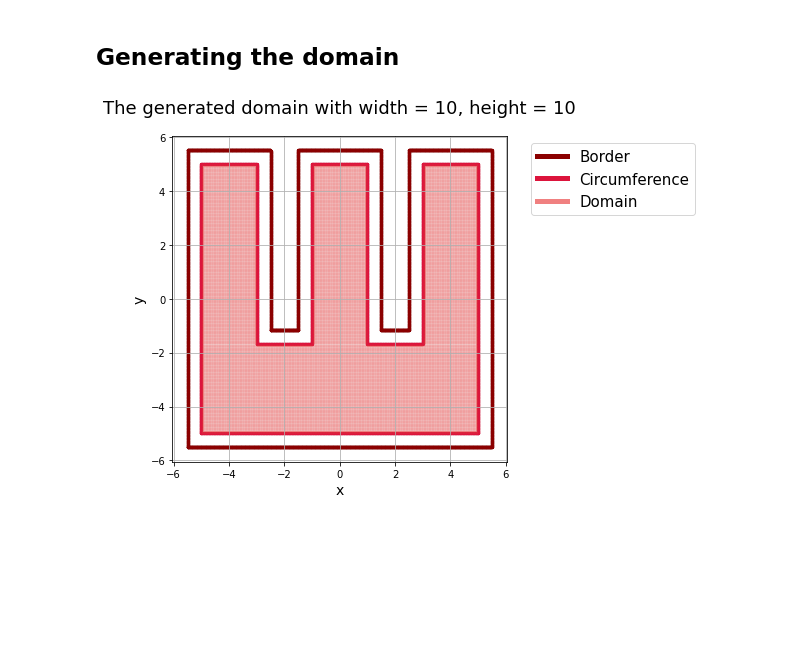
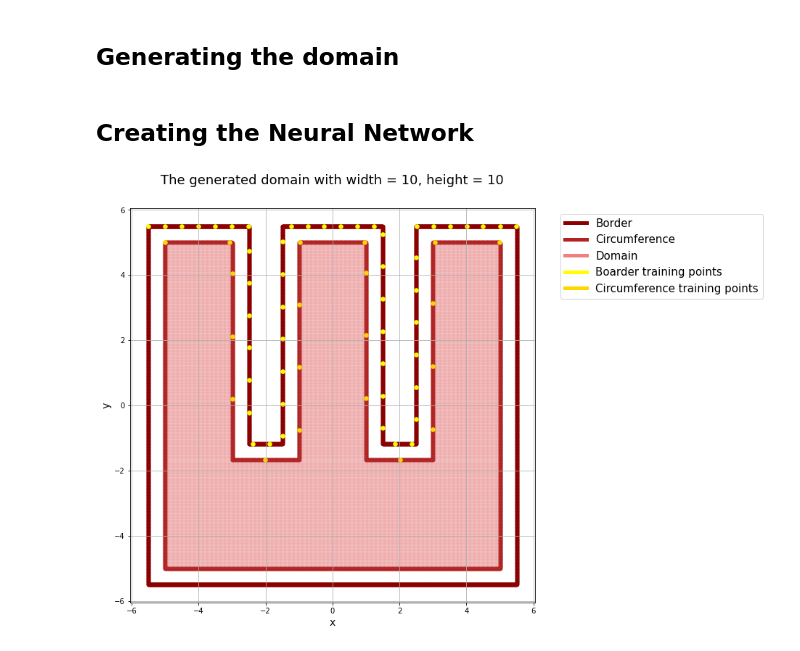
Before and after one commit to domonkoshaffner/laplace_ode, a Jupyter notebook: laplace.ipynb, the cells around one changed output. Saved outputs shown, nothing was run; the diff lists cells and outputs as text; code cells hidden in the pictures; blank space fills up the shorter version.

Commit message:
Add training data generation

```diff
--- a/laplace.ipynb
+++ b/laplace.ipynb
@@ -182,24 +246,3 @@ devision_point = 1/3
 
 # Setting the border distance
 border_dist = width / 10
-# %%
-# Generating the domain
-x_y_coord = rect_circ2(width, height, devision_point, border_dist)
-
-# Circumference
-x_coordinates = x_y_coord[0]
-y_coordinates = x_y_coord[1]
-
-# Inner domain
-x_filled = x_y_coord[2]
-y_filled = x_y_coord[3]
-
-# Outer border
-x_border = x_y_coord[4]
-y_border = x_y_coord[5]
-
-# Plotting the domain
-savefig = False
-rect_plot(x_coordinates, y_coordinates, x_filled, y_filled, x_border, y_border, savefig)
-# %% [output]
-[figure, removed]
@@ -205,0 +288,2 @@ rect_plot(x_coordinates, y_coordinates, x_filled, y_filled, x_border, y_border,
+# %% [markdown]
+## Creating the Neural Network
@@ -205,0 +318,25 @@ rect_plot(x_coordinates, y_coordinates, x_filled, y_filled, x_border, y_border,
+# %%
+# Setting the visibility of the border, circumference and inner points
+border_vis = True
+circum_vis = True
+inner_vis = True
+boarder_training_vis = True
+circum_training_vis = True
+
+# Setting the savefig variable
+savefig = False
+
+# Setting the visibility boolean list
+visibility = [border_vis, circum_vis, inner_vis, boarder_training_vis, circum_training_vis]
+
+# Putting the coordinates into lists
+border_coord = [x_border, y_border]
+circum_coord = [x_coordinates, y_coordinates]
+inner_coord = [x_filled, y_filled]
+boarder_training_coord = [x_training_boarder, y_training_boarder]
+circum_training_coord = [x_training_circum, y_training_circum]
+
+# Plotting the domain
+rect_plot(border_coord, circum_coord, inner_coord, boarder_training_coord, circum_training_coord, visibility, savefig)
+# %% [output]
+[figure, added]
```
Also changed, not shown: parts of 6 cells of this notebook, 1 other file.
